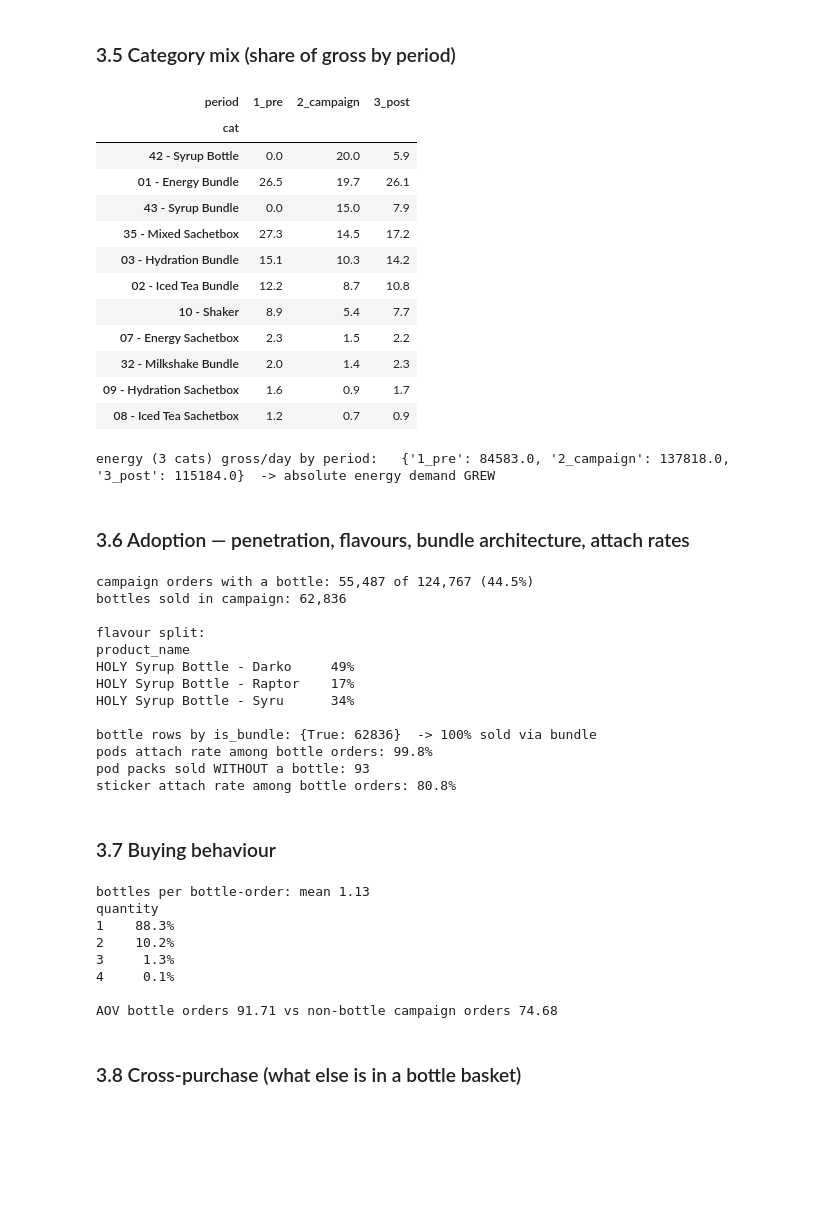
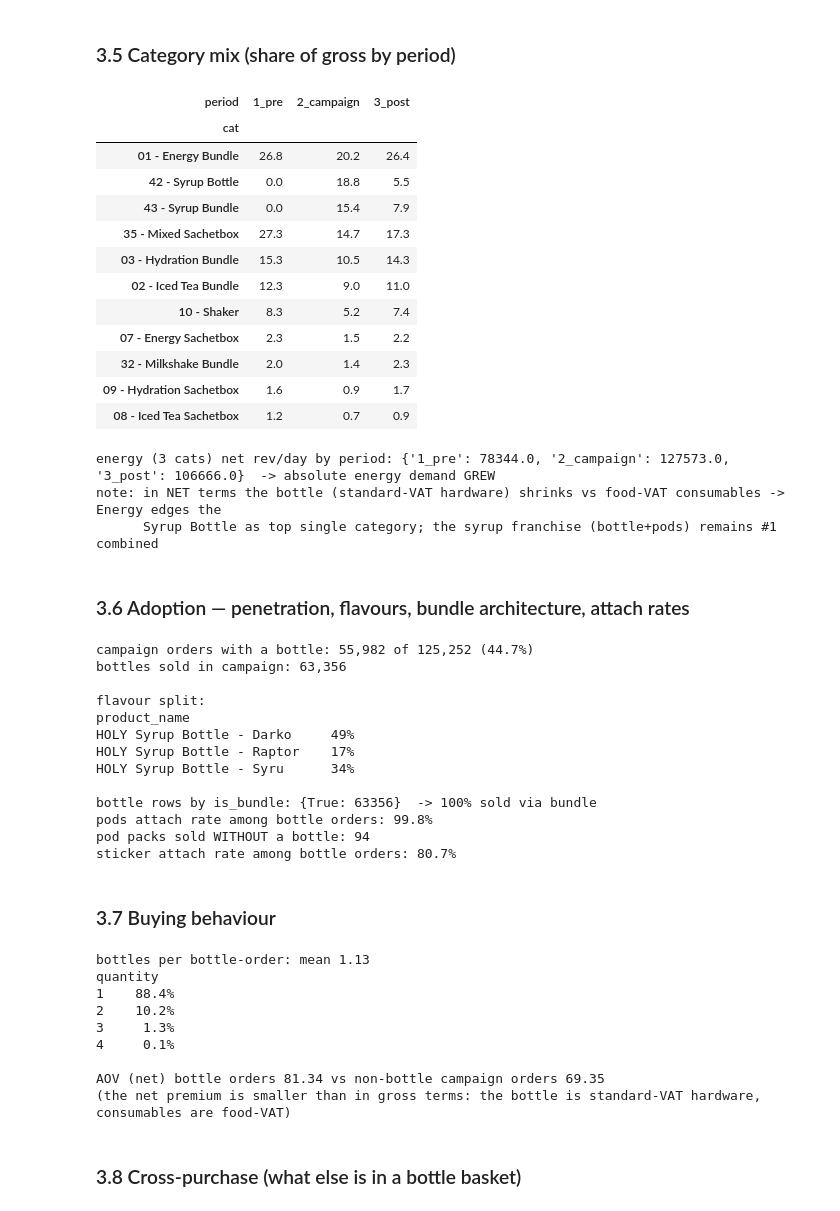
Before and after one commit to ugrodrigo/holy-case-rodrigo-uehara-guskuma, a Jupyter notebook: analysis.ipynb, the cells around one changed output. Cells and saved outputs as stored; diff of their text form; code cells hidden in the pictures; blank space fills up the shorter version.

```diff
--- a/analysis.ipynb
+++ b/analysis.ipynb
@@ -306,13 +333,14 @@ periods **pre** Apr 1–18 / **campaign** Apr 19–May 4 / **post** May 5–31.
 # %%
 orders = orders_raw.drop_duplicates("order_id").copy()
 
-# an order counts as cancelled only if ALL its shipment rows are cancelled/ignored
-stat = ship.groupby("order_id").shipment_status.apply(set)
-fully_cancelled = set(stat[stat.apply(lambda s: s <= {"cancelled", "ignored"})].index)
-orders["cancelled"] = orders.order_id.isin(fully_cancelled)
-print("orders deduped:", len(orders), "| fully cancelled (excluded):", orders.cancelled.sum())
+# cancelled orders - rule confirmed by the data owner: a fully refunded order is a cancellation.
+# Guard to gross > 0: zero-value sample orders (e.g. the May 18 giveaway) trivially satisfy refunded >= gross.
+orders["cancelled"] = (orders.gross_revenue > 0) & (orders.refunded_value >= orders.gross_revenue)
+print("orders deduped:", len(orders), "| cancelled by refund rule (excluded):", orders.cancelled.sum())
 
 o = orders[~orders.cancelled].copy()
+print("negative net_revenue remaining among active orders:", (o.net_revenue < 0).sum(),
+      "(edge cases where refund exceeds gross+shipping-tax; negligible)")
 
 def period(d):
     if d <= pd.Timestamp("2026-04-18"): return "1_pre"
@@ -323,6 +351,7 @@ PERIOD_DAYS = pd.Series({"1_pre": 18, "2_campaign": 16, "3_post": 27})
 
 # enriched line items: only active orders, joined to order context and product master
 items = items_raw[items_raw.order_id.isin(o.order_id)].copy()
+items = items[~items.component_sku.str.startswith("10-00-42-002")]   # syrup spare parts: data owner says out of scope
 items = items.merge(o[["order_id", "order_date", "shop", "customer_id", "is_first_order", "period"]], on="order_id")
 items = items.merge(products, left_on="component_sku", right_on="sku", how="left")
 items["cat"] = items.category.fillna("UNKNOWN")
@@ -438,28 +468,32 @@ post-campaign (May 5-31) avg:     714/day
 <a id="sec35"></a>
 ### 3.5 Category mix (share of gross by period)
 # %%
-cm = items.pivot_table(index="cat", columns="period", values="gross_revenue", aggfunc="sum", fill_value=0)
+cm = items.pivot_table(index="cat", columns="period", values="net_revenue", aggfunc="sum", fill_value=0)
 cms = (cm / cm.sum() * 100).round(1)
 display(cms[cms["2_campaign"] > 0.5].sort_values("2_campaign", ascending=False))
 
 energy_cats = ["01 - Energy Bundle", "04 - Energy Sachet", "07 - Energy Sachetbox"]
-en_day = items[items.cat.isin(energy_cats)].groupby("period").gross_revenue.sum() / PERIOD_DAYS
-print("energy (3 cats) gross/day by period:  ", en_day.round(0).to_dict(), " -> absolute energy demand GREW")
+en_day = items[items.cat.isin(energy_cats)].groupby("period").net_revenue.sum() / PERIOD_DAYS
+print("energy (3 cats) net rev/day by period:", en_day.round(0).to_dict(), " -> absolute energy demand GREW")
+print("note: in NET terms the bottle (standard-VAT hardware) shrinks vs food-VAT consumables -> Energy edges the")
+print("      Syrup Bottle as top single category; the syrup franchise (bottle+pods) remains #1 combined")
 # %% [output]
 | period | 1_pre | 2_campaign | 3_post |
 | cat |  |  |  |
-| 42 - Syrup Bottle | 0.0 | 20.0 | 5.9 |
-| 01 - Energy Bundle | 26.5 | 19.7 | 26.1 |
-| 43 - Syrup Bundle | 0.0 | 15.0 | 7.9 |
-| 35 - Mixed Sachetbox | 27.3 | 14.5 | 17.2 |
-| 03 - Hydration Bundle | 15.1 | 10.3 | 14.2 |
-| 02 - Iced Tea Bundle | 12.2 | 8.7 | 10.8 |
-| 10 - Shaker | 8.9 | 5.4 | 7.7 |
+| 01 - Energy Bundle | 26.8 | 20.2 | 26.4 |
+| 42 - Syrup Bottle | 0.0 | 18.8 | 5.5 |
+| 43 - Syrup Bundle | 0.0 | 15.4 | 7.9 |
+| 35 - Mixed Sachetbox | 27.3 | 14.7 | 17.3 |
+| 03 - Hydration Bundle | 15.3 | 10.5 | 14.3 |
+| 02 - Iced Tea Bundle | 12.3 | 9.0 | 11.0 |
+| 10 - Shaker | 8.3 | 5.2 | 7.4 |
 | 07 - Energy Sachetbox | 2.3 | 1.5 | 2.2 |
 | 32 - Milkshake Bundle | 2.0 | 1.4 | 2.3 |
 | 09 - Hydration Sachetbox | 1.6 | 0.9 | 1.7 |
 | 08 - Iced Tea Sachetbox | 1.2 | 0.7 | 0.9 |
-energy (3 cats) gross/day by period:   {'1_pre': 84583.0, '2_campaign': 137818.0, '3_post': 115184.0}  -> absolute energy demand GREW
+energy (3 cats) net rev/day by period: {'1_pre': 78344.0, '2_campaign': 127573.0, '3_post': 106666.0}  -> absolute energy demand GREW
+note: in NET terms the bottle (standard-VAT hardware) shrinks vs food-VAT consumables -> Energy edges the
+      Syrup Bottle as top single category; the syrup franchise (bottle+pods) remains #1 combined
 # %% [markdown]
 <a id="sec36"></a>
 ### 3.6 Adoption — penetration, flavours, bundle architecture, attach rates
@@ -479,8 +513,8 @@ print(f"pod packs sold WITHOUT a bottle: {len(pods_orders - bot_orders)}")
 stick = set(camp_items.loc[camp_items.cat == "13 - Sticker", "order_id"])
 print(f"sticker attach rate among bottle orders: {len(stick & bot_orders) / len(bot_orders):.1%}")
 # %% [output]
-campaign orders with a bottle: 55,487 of 124,767 (44.5%)
-bottles sold in campaign: 62,836
+campaign orders with a bottle: 55,982 of 125,252 (44.7%)
+bottles sold in campaign: 63,356
 
 flavour split:
 product_name
@@ -488,10 +522,10 @@ HOLY Syrup Bottle - Darko     49%
 HOLY Syrup Bottle - Raptor    17%
 HOLY Syrup Bottle - Syru      34%
 
-bottle rows by is_bundle: {True: 62836}  -> 100% sold via bundle
+bottle rows by is_bundle: {True: 63356}  -> 100% sold via bundle
 pods attach rate among bottle orders: 99.8%
-pod packs sold WITHOUT a bottle: 93
-sticker attach rate among bottle orders: 80.8%
+pod packs sold WITHOUT a bottle: 94
+sticker attach rate among bottle orders: 80.7%
 # %% [markdown]
 <a id="sec37"></a>
 ### 3.7 Buying behaviour
@@ -499,17 +533,19 @@ sticker attach rate among bottle orders: 80.8%
 bp = camp_bot.groupby("order_id").quantity.sum()
 print(f"bottles per bottle-order: mean {bp.mean():.2f}")
 print((bp.value_counts(normalize=True).head(4)).map("{:.1%}".format).to_string())
-print(f"\nAOV bottle orders {camp[camp.has_bottle].gross_revenue.mean():.2f} "
-      f"vs non-bottle campaign orders {camp[~camp.has_bottle].gross_revenue.mean():.2f}")
+print(f"\nAOV (net) bottle orders {camp[camp.has_bottle].net_revenue.mean():.2f} "
+      f"vs non-bottle campaign orders {camp[~camp.has_bottle].net_revenue.mean():.2f}")
+print("(the net premium is smaller than in gross terms: the bottle is standard-VAT hardware, consumables are food-VAT)")
 # %% [output]
 bottles per bottle-order: mean 1.13
 quantity
-1    88.3%
+1    88.4%
 2    10.2%
 3     1.3%
 4     0.1%
 
-AOV bottle orders 91.71 vs non-bottle campaign orders 74.68
+AOV (net) bottle orders 81.34 vs non-bottle campaign orders 69.35
+(the net premium is smaller than in gross terms: the bottle is standard-VAT hardware, consumables are food-VAT)
 # %% [markdown]
 <a id="sec38"></a>
 ### 3.8 Cross-purchase (what else is in a bottle basket)
```
Also changed, not shown: parts of 25 cells of this notebook, 9 other files.
